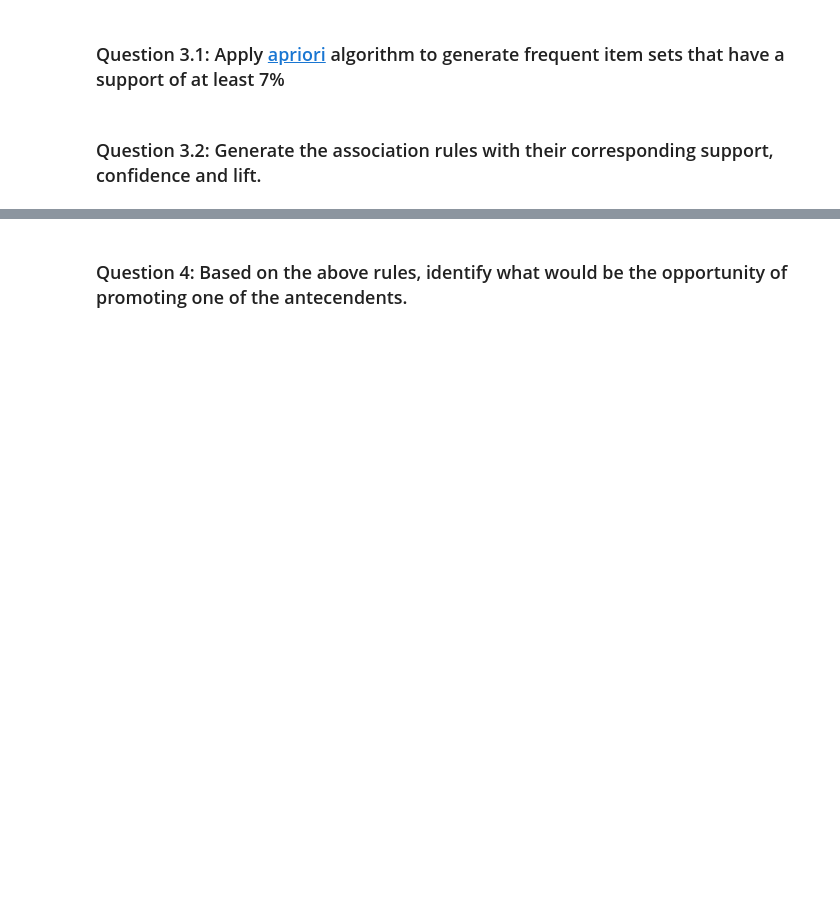
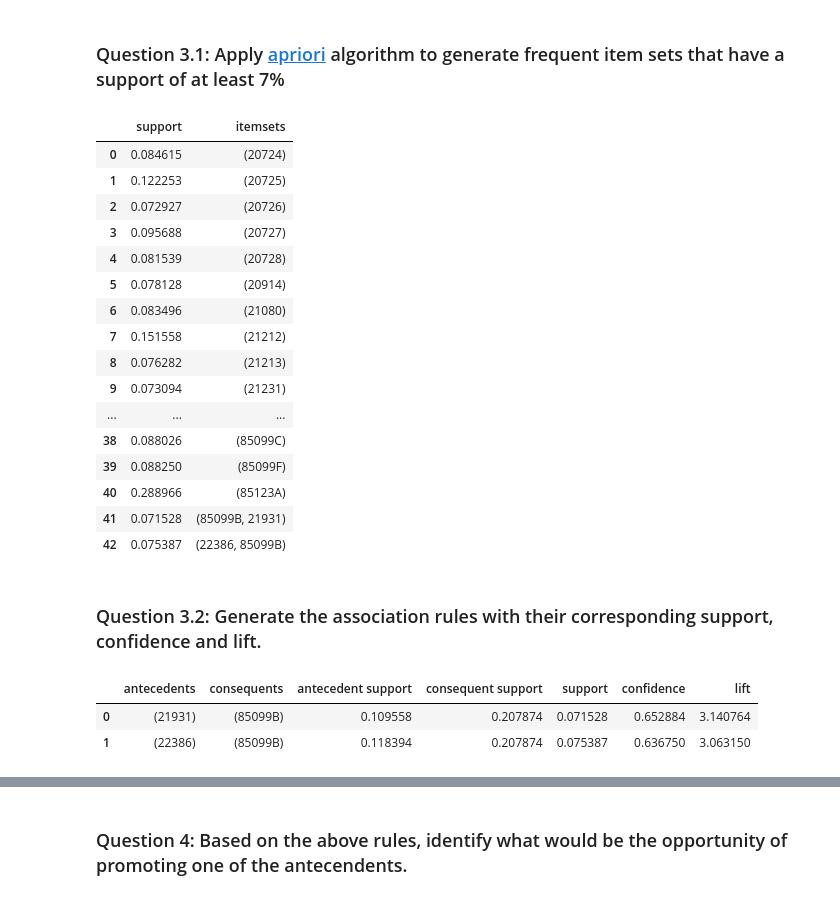
Before and after one commit to rodolfolermacontreras/ML_1_Assignment_10_Updated, a Jupyter notebook: MLEARN510-Lesson10-RodolfoLerma.ipynb, the cells around one changed output, grey strips where cells are left out. Cells and saved outputs as stored; diff of their text form; code cells hidden in the pictures; blank space fills up the shorter version.

```diff
--- a/MLEARN510-Lesson10-RodolfoLerma.ipynb
+++ b/MLEARN510-Lesson10-RodolfoLerma.ipynb
@@ -232,4 +330,33 @@ basket
 # %% [markdown]
 ### Question 3.1: Apply [apriori](http://rasbt.github.io/mlxtend/user_guide/frequent_patterns/apriori/) algorithm to generate frequent item sets that have a support of at least 7%
+# %%
+from mlxtend.frequent_patterns import apriori
+frequent_itemsets = apriori(final_int, min_support=0.07, use_colnames=True)
+frequent_itemsets
+# %% [output]
+|  | support | itemsets |
+| 0 | 0.084615 | (20724) |
+| 1 | 0.122253 | (20725) |
+| 2 | 0.072927 | (20726) |
+| 3 | 0.095688 | (20727) |
+| 4 | 0.081539 | (20728) |
+| 5 | 0.078128 | (20914) |
+| 6 | 0.083496 | (21080) |
+| 7 | 0.151558 | (21212) |
+| 8 | 0.076282 | (21213) |
+| 9 | 0.073094 | (21231) |
+| ... | ... | ... |
+| 38 | 0.088026 | (85099C) |
+| 39 | 0.088250 | (85099F) |
+| 40 | 0.288966 | (85123A) |
+| 41 | 0.071528 | (85099B, 21931) |
+| 42 | 0.075387 | (22386, 85099B) |
 # %% [markdown]
 ### Question 3.2: Generate the association rules with their corresponding support, confidence and lift.
+# %%
+from mlxtend.frequent_patterns import association_rules
+association_rules(frequent_itemsets, metric="confidence", min_threshold=0.6).iloc[:,:-2]
+# %% [output]
+|  | antecedents | consequents | antecedent support | consequent support | support | confidence | lift |
+| 0 | (21931) | (85099B) | 0.109558 | 0.207874 | 0.071528 | 0.652884 | 3.140764 |
+| 1 | (22386) | (85099B) | 0.118394 | 0.207874 | 0.075387 | 0.636750 | 3.063150 |
```
Also changed, not shown: parts of 47 cells of this notebook.
